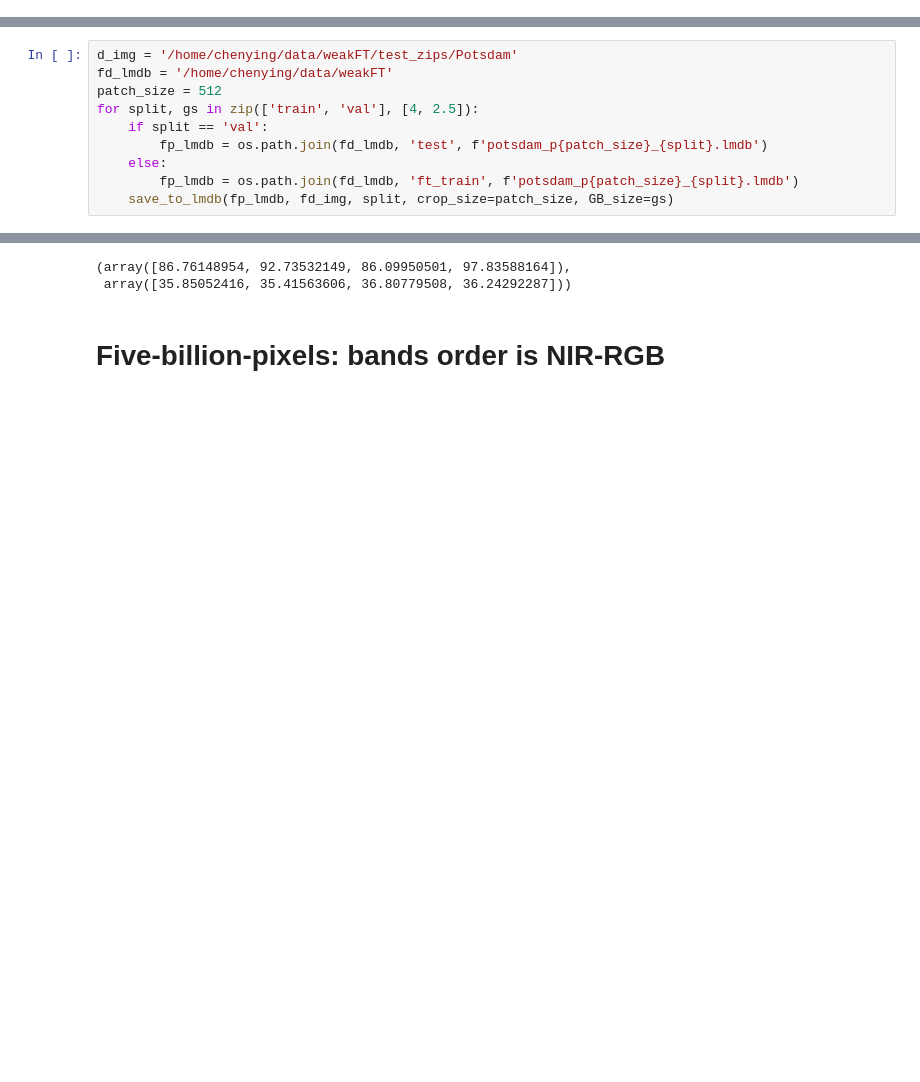
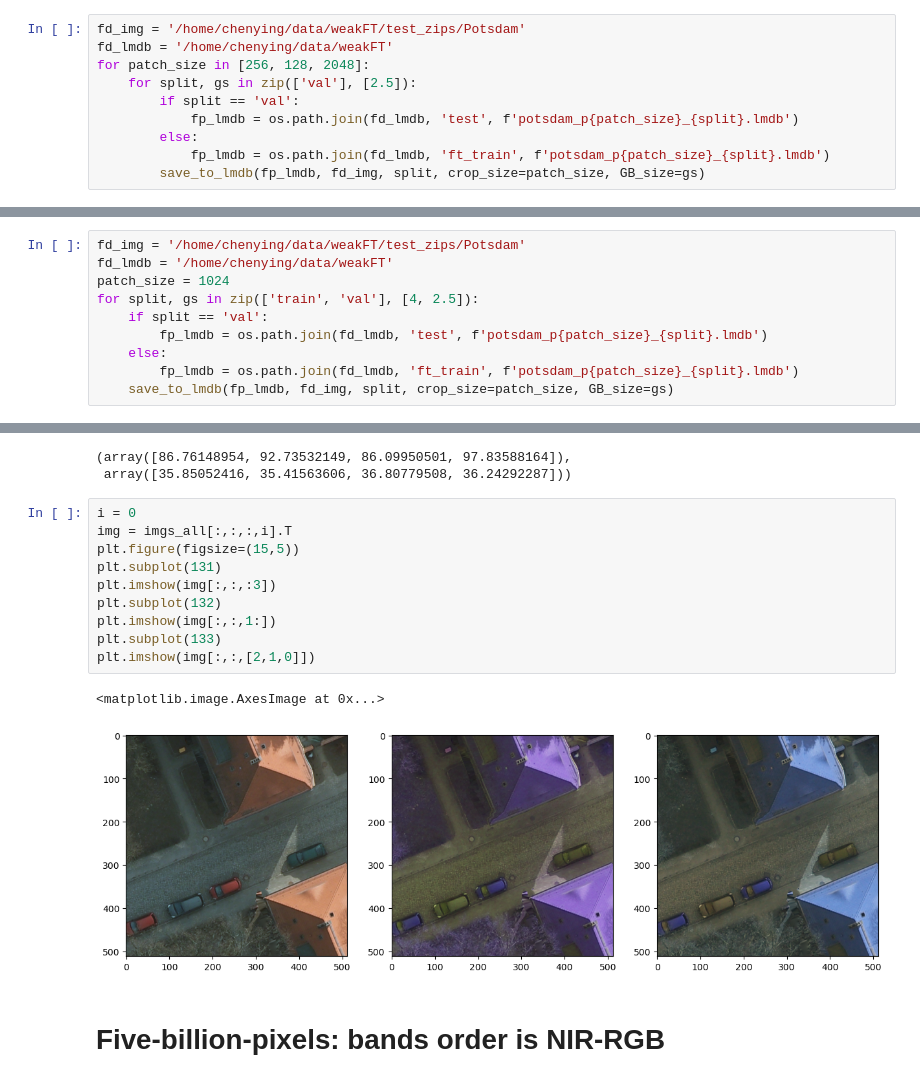
Before and after one commit to zhu-xlab/LandSegmenter, a Jupyter notebook: data_preparation/test_data_preparing/create_lmdb_for_test_sets.ipynb, the cells around one changed output, grey strips where cells are left out. Saved outputs shown, nothing was run; the diff lists cells and outputs as text; blank space fills up the shorter version.

```diff
--- a/data_preparation/test_data_preparing/create_lmdb_for_test_sets.ipynb
+++ b/data_preparation/test_data_preparing/create_lmdb_for_test_sets.ipynb
@@ -733,3 +763,13 @@ def save_to_lmdb(fp_lmdb, fd_img, split, crop_size=256, GB_size=7):
     env.sync()
     env.close()
     print(f'Finish saving {idx} samples to {fp_lmdb}')
+# %%
+fd_img = '/home/chenying/data/weakFT/test_zips/Potsdam'
+fd_lmdb = '/home/chenying/data/weakFT'
+for patch_size in [256, 128, 2048]:
+    for split, gs in zip(['val'], [2.5]):
+        if split == 'val':
+            fp_lmdb = os.path.join(fd_lmdb, 'test', f'potsdam_p{patch_size}_{split}.lmdb')
+        else:
+            fp_lmdb = os.path.join(fd_lmdb, 'ft_train', f'potsdam_p{patch_size}_{split}.lmdb')
+        save_to_lmdb(fp_lmdb, fd_img, split, crop_size=patch_size, GB_size=gs)
@@ -736,7 +780,7 @@ def save_to_lmdb(fp_lmdb, fd_img, split, crop_size=256, GB_size=7):
 # %%
-d_img = '/home/chenying/data/weakFT/test_zips/Potsdam'
+fd_img = '/home/chenying/data/weakFT/test_zips/Potsdam'
 fd_lmdb = '/home/chenying/data/weakFT'
-patch_size = 512
+patch_size = 1024
 for split, gs in zip(['train', 'val'], [4, 2.5]):
     if split == 'val':
         fp_lmdb = os.path.join(fd_lmdb, 'test', f'potsdam_p{patch_size}_{split}.lmdb')
@@ -773,6 +817,19 @@ img_mean, img_std
 # %% [output]
 (array([86.76148954, 92.73532149, 86.09950501, 97.83588164]),
  array([35.85052416, 35.41563606, 36.80779508, 36.24292287]))
+# %%
+i = 0
+img = imgs_all[:,:,:,i].T
+plt.figure(figsize=(15,5))
+plt.subplot(131)
+plt.imshow(img[:,:,:3])
+plt.subplot(132)
+plt.imshow(img[:,:,1:])
+plt.subplot(133)
+plt.imshow(img[:,:,[2,1,0]])
+# %% [output]
+<matplotlib.image.AxesImage at 0x...>
+[figure, added]
 # %% [markdown]
 # Five-billion-pixels: bands order is NIR-RGB
 # %%
```
Also changed, not shown: parts of 5 cells of this notebook, 15 other files.
